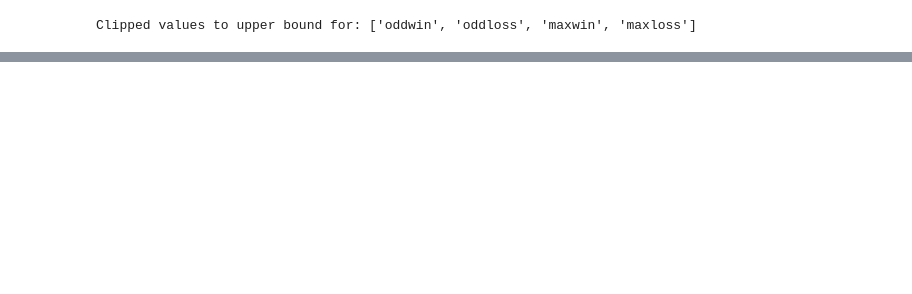
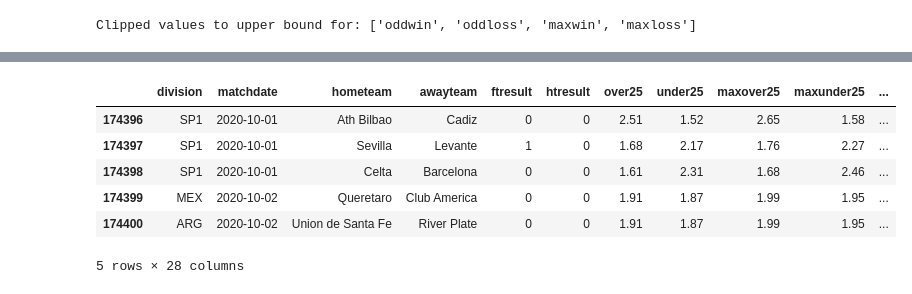
Before and after one commit to iAboud98/champions-league-winner-prediction-2025-2026, a Jupyter notebook: main.ipynb, the cells around one changed output, grey strips where cells are left out. Drawn from its saved outputs; the diff is of its cells as text; code cells hidden in the pictures; blank space fills up the shorter version.

Commit message:
derive more predictive features from current features like elodiff and roll the features for the last 5 matches

```diff
--- a/main.ipynb
+++ b/main.ipynb
@@ -314,5 +334,9 @@ memory usage: 15.9 MB
 # %%
 features = [
+    ("homeyellow",  "hometeam"),
+    ("awayyellow",  "awayteam"),
+    ("homered",     "hometeam"),
+    ("awayred",     "awayteam"),
     ("homeshots",   "hometeam"),
     ("awayshots",   "awayteam"),
     ("hometarget",  "hometeam"),
@@ -324,20 +348,6 @@ features = [
 ]
 
 for col, team_col in features:
-    team_mean = df.groupby(team_col)[col].mean()
-    global_mean = df[col].mean()
-
-    df[col] = df[col].fillna(df[team_col].map(team_mean))
-    df[col] = df[col].fillna(global_mean)
-
-features = [
-    ("homeyellow",  "hometeam"),
-    ("awayyellow",  "awayteam"),
-    ("homered",     "hometeam"),
-    ("awayred",     "awayteam")
-]
-
-for col, team_col in features:
     team_median = df.groupby(team_col)[col].median()
     global_median = df[col].median()
 
@@ -515,0 +537,38 @@ Clipped values to upper bound for: ['oddwin', 'oddloss', 'maxwin', 'maxloss']
+# %%
+# Create difference features
+df['elodiff'] = df['homeelo'] - df['awayelo']
+df['form5diff'] = df['form5home'] - df['form5away']
+df['ftgoalsdiff'] = df['fthome'] - df['ftaway']
+df['htgoalsdiff'] = df['hthome'] - df['htaway']
+df['shotsdiff'] = df['homeshots'] - df['awayshots']
+df['targetdiff'] = df['hometarget'] - df['awaytarget']
+df['foulsdiff'] = df['homefouls'] - df['awayfouls']
+df['cornersdiff'] = df['homecorners'] - df['awaycorners']
+df['reddiff'] = df['homered'] - df['awayred']
+df['yellowdiff'] = df['homeyellow'] - df['awayyellow']
+
+# Drop original columns after creating differences
+cols_to_drop = [
+    'homeelo', 'awayelo',
+    'form5home', 'form5away',
+    'fthome', 'ftaway',
+    'hthome', 'htaway',
+    'homeshots', 'awayshots',
+    'hometarget', 'awaytarget',
+    'homefouls', 'awayfouls',
+    'homecorners', 'awaycorners',
+    'homered', 'awayred',
+    'homeyellow', 'awayyellow'
+]
+
+df = df.drop(columns=cols_to_drop)
+
+df.head()
+# %% [output]
+|  | division | matchdate | hometeam | awayteam | ftresult | htresult | over25 | under25 | maxover25 | maxunder25 | ... |
+| 174396 | SP1 | 2020-10-01 | Ath Bilbao | Cadiz | 0 | 0 | 2.51 | 1.52 | 2.65 | 1.58 | ... |
+| 174397 | SP1 | 2020-10-01 | Sevilla | Levante | 1 | 0 | 1.68 | 2.17 | 1.76 | 2.27 | ... |
+| 174398 | SP1 | 2020-10-01 | Celta | Barcelona | 0 | 0 | 1.61 | 2.31 | 1.68 | 2.46 | ... |
+| 174399 | MEX | 2020-10-02 | Queretaro | Club America | 0 | 0 | 1.91 | 1.87 | 1.99 | 1.95 | ... |
+| 174400 | ARG | 2020-10-02 | Union de Santa Fe | River Plate | 0 | 0 | 1.91 | 1.87 | 1.99 | 1.95 | ... |
+5 rows × 28 columns
```
Also changed, not shown: parts of 4 cells of this notebook.
